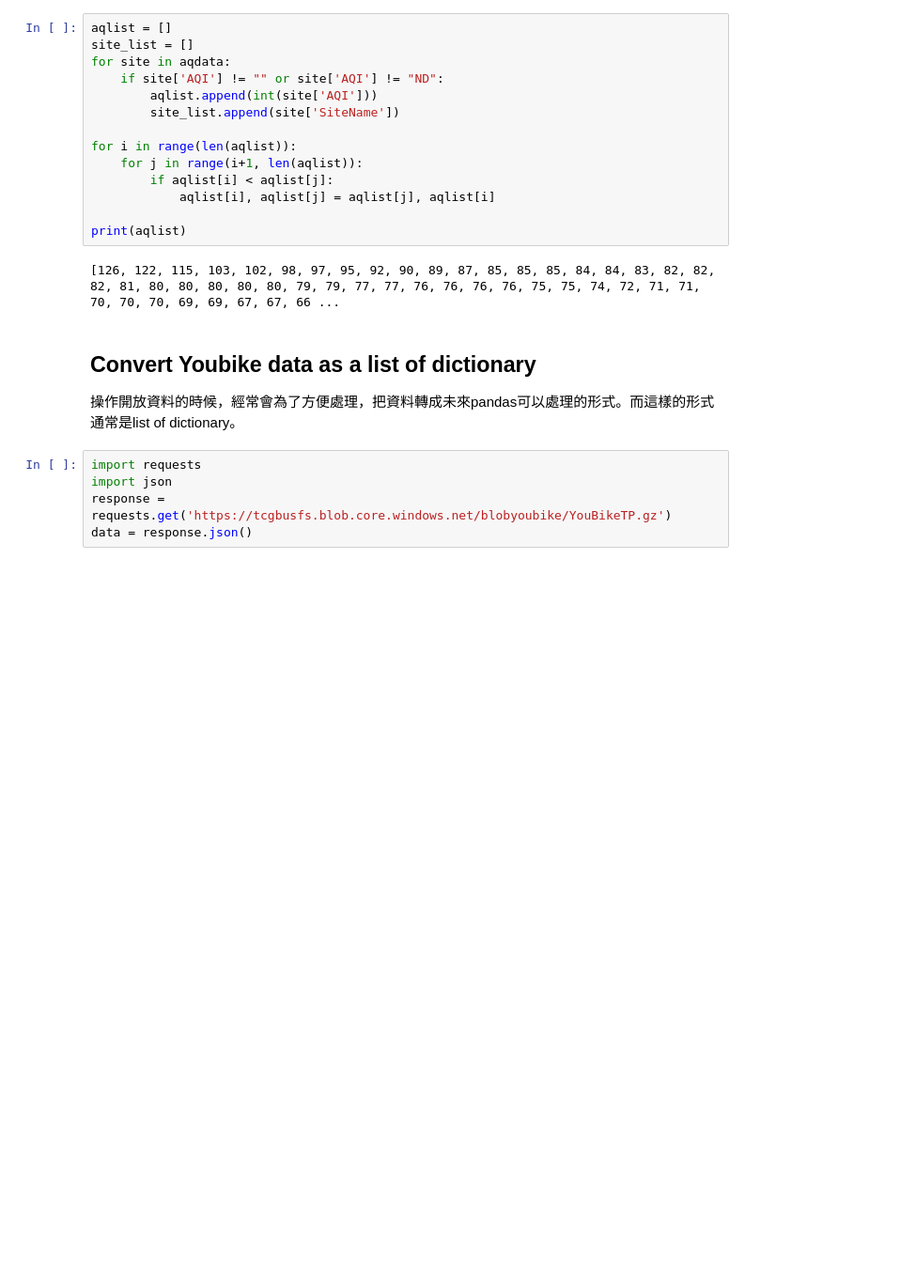
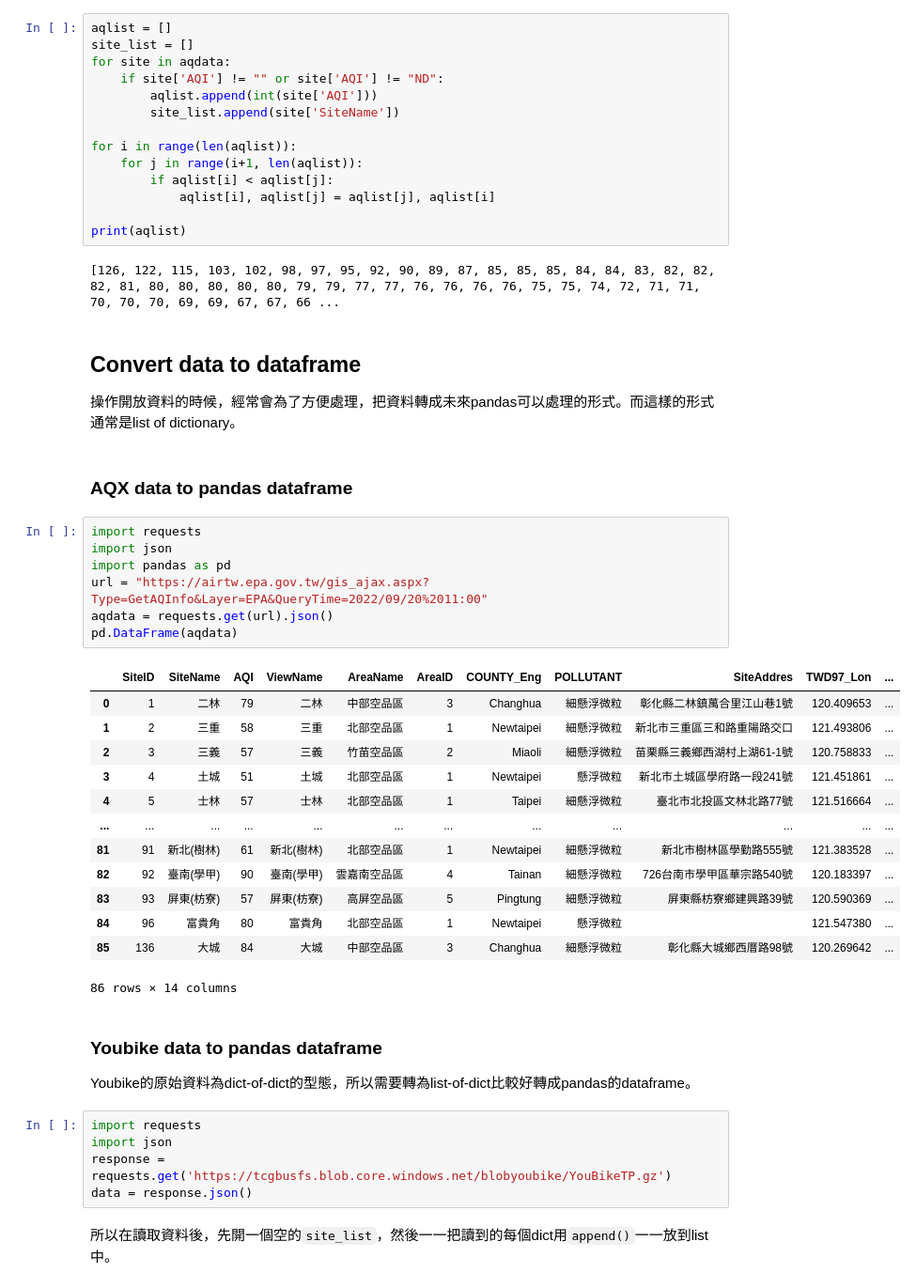
Before and after one commit to p4css/py4css, a Jupyter notebook: _sources/PSS/P04_2_for_if.ipynb, the cells around one changed output. Shown at 94% size. Saved outputs shown, nothing was run; the diff lists cells and outputs as text; blank space fills up the shorter version.

```diff
--- a/_sources/PSS/P04_2_for_if.ipynb
+++ b/_sources/PSS/P04_2_for_if.ipynb
@@ -426,14 +445,43 @@ print(aqlist)
 # %% [output]
 [126, 122, 115, 103, 102, 98, 97, 95, 92, 90, 89, 87, 85, 85, 85, 84, 84, 83, 82, 82, 82, 81, 80, 80, 80, 80, 80, 79, 79, 77, 77, 76, 76, 76, 76, 75, 75, 74, 72, 71, 71, 70, 70, 70, 69, 69, 67, 67, 66 ...
 # %% [markdown]
-## Convert Youbike data as a list of dictionary
+## Convert data to dataframe
 
 操作開放資料的時候，經常會為了方便處理，把資料轉成未來pandas可以處理的形式。而這樣的形式通常是list of dictionary。
+# %% [markdown]
+### AQX data to pandas dataframe
+# %%
+import requests
+import json
+import pandas as pd
+url = "https://airtw.epa.gov.tw/gis_ajax.aspx?Type=GetAQInfo&Layer=EPA&QueryTime=2022/09/20%2011:00"
+aqdata = requests.get(url).json()
+pd.DataFrame(aqdata)
+# %% [output]
+|  | SiteID | SiteName | AQI | ViewName | AreaName | AreaID | COUNTY_Eng | POLLUTANT | SiteAddres | TWD97_Lon | ... |
+| 0 | 1 | 二林 | 79 | 二林 | 中部空品區 | 3 | Changhua | 細懸浮微粒 | 彰化縣二林鎮萬合里江山巷1號 | 120.409653 | ... |
+| 1 | 2 | 三重 | 58 | 三重 | 北部空品區 | 1 | Newtaipei | 細懸浮微粒 | 新北市三重區三和路重陽路交口 | 121.493806 | ... |
+| 2 | 3 | 三義 | 57 | 三義 | 竹苗空品區 | 2 | Miaoli | 細懸浮微粒 | 苗栗縣三義鄉西湖村上湖61-1號 | 120.758833 | ... |
+| 3 | 4 | 土城 | 51 | 土城 | 北部空品區 | 1 | Newtaipei | 懸浮微粒 | 新北市土城區學府路一段241號 | 121.451861 | ... |
+| 4 | 5 | 士林 | 57 | 士林 | 北部空品區 | 1 | Taipei | 細懸浮微粒 | 臺北市北投區文林北路77號 | 121.516664 | ... |
+| ... | ... | ... | ... | ... | ... | ... | ... | ... | ... | ... | ... |
+| 81 | 91 | 新北(樹林) | 61 | 新北(樹林) | 北部空品區 | 1 | Newtaipei | 細懸浮微粒 | 新北市樹林區學勤路555號 | 121.383528 | ... |
+| 82 | 92 | 臺南(學甲) | 90 | 臺南(學甲) | 雲嘉南空品區 | 4 | Tainan | 細懸浮微粒 | 726台南市學甲區華宗路540號 | 120.183397 | ... |
+| 83 | 93 | 屏東(枋寮) | 57 | 屏東(枋寮) | 高屏空品區 | 5 | Pingtung | 細懸浮微粒 | 屏東縣枋寮鄉建興路39號 | 120.590369 | ... |
+| 84 | 96 | 富貴角 | 80 | 富貴角 | 北部空品區 | 1 | Newtaipei | 懸浮微粒 |  | 121.547380 | ... |
+| 85 | 136 | 大城 | 84 | 大城 | 中部空品區 | 3 | Changhua | 細懸浮微粒 | 彰化縣大城鄉西厝路98號 | 120.269642 | ... |
+86 rows × 14 columns
+# %% [markdown]
+### Youbike data to pandas dataframe
+
+Youbike的原始資料為dict-of-dict的型態，所以需要轉為list-of-dict比較好轉成pandas的dataframe。
 # %%
 import requests
 import json
 response = requests.get('https://tcgbusfs.blob.core.windows.net/blobyoubike/YouBikeTP.gz')
 data = response.json()
+# %% [markdown]
+所以在讀取資料後，先開一個空的`site_list`，然後一一把讀到的每個dict用`append()`一一放到list中。
 # %%
 site_list = []
 for k, v in data['retVal'].items():
```
Also changed, not shown: parts of 31 cells of this notebook, 12 other files.
